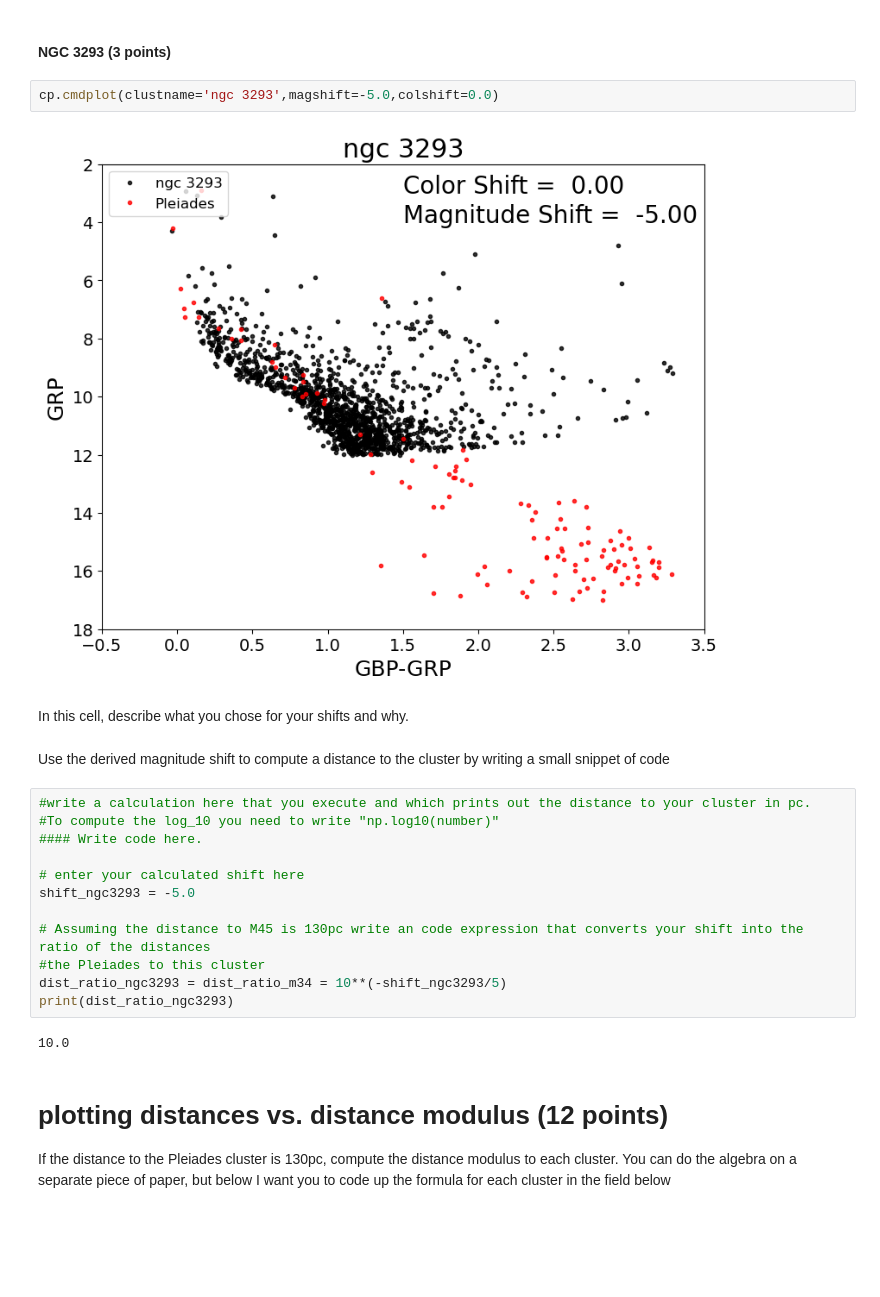
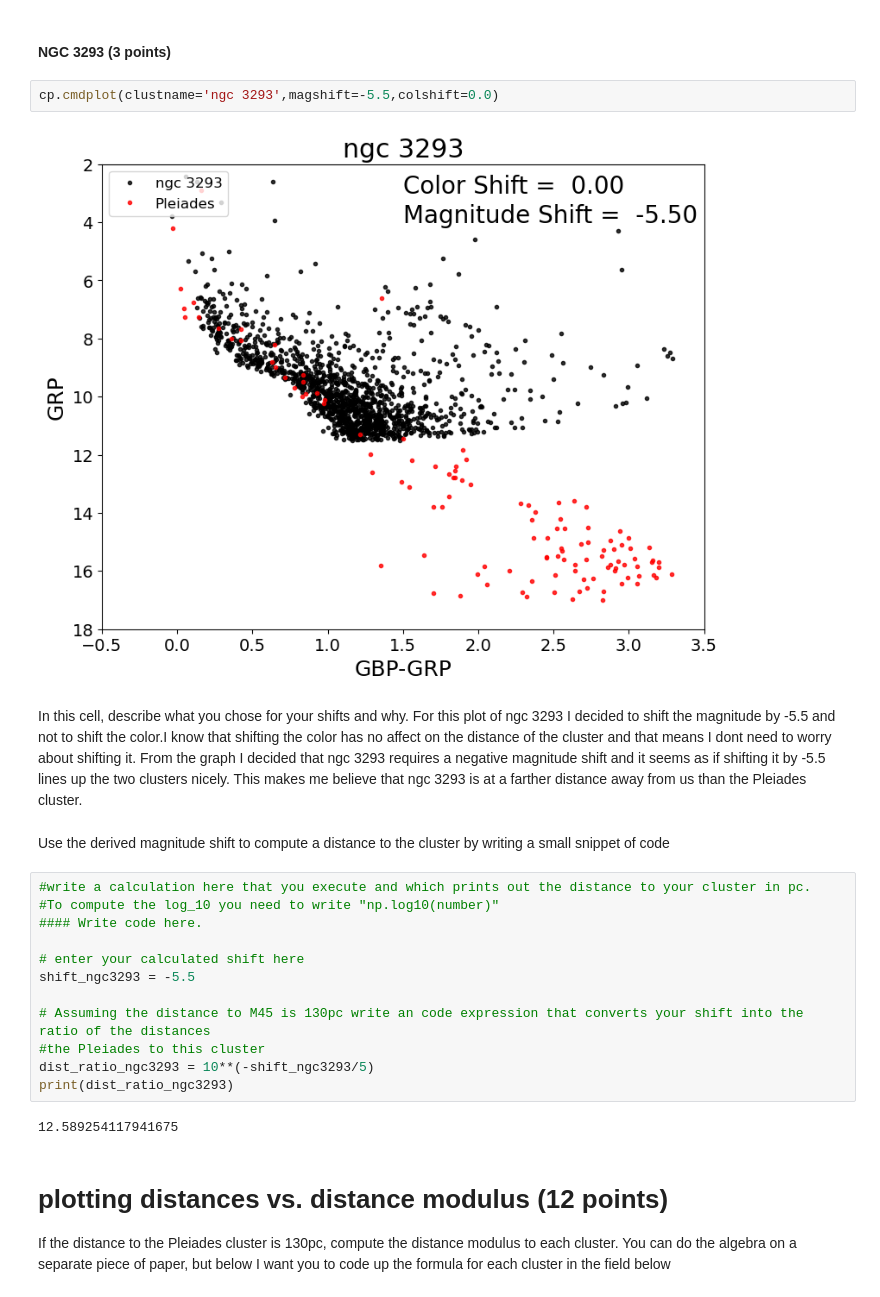
Before and after one commit to RyanNease/Color-magnitude-Diagram-fitting, a Jupyter notebook: cluster_plot_student.ipynb, the cells around one changed output. Cells and saved outputs as stored; diff of their text form; blank space fills up the shorter version.

```diff
--- a/cluster_plot_student.ipynb
+++ b/cluster_plot_student.ipynb
@@ -109,11 +114,12 @@ print(dist_ratio_ngc6231)
 # %% [markdown]
 #### NGC 3293  (3 points)
 # %%
-cp.cmdplot(clustname='ngc 3293',magshift=-5.0,colshift=0.0)
+cp.cmdplot(clustname='ngc 3293',magshift=-5.5,colshift=0.0)
 # %% [output]
-[figure, old version]
+[figure, new version]
-# %% [markdown]
-In this cell, describe what you chose for your shifts and why.
+# %% [markdown]
+In this cell, describe what you chose for your shifts and why.
+For this plot of ngc 3293 I decided to shift the magnitude by -5.5 and not to shift the color.I know that shifting the color has no affect on the distance of the cluster and that means I dont need to worry about shifting it. From the graph I decided that ngc 3293 requires a negative magnitude shift and it seems as if shifting it by -5.5 lines up the two clusters nicely. This makes me believe that ngc 3293 is at a farther distance away from us than the Pleiades cluster.
 # %% [markdown]
 Use the derived magnitude shift to compute a distance to the cluster by writing a small snippet of code
 # %%
@@ -122,14 +128,14 @@ Use the derived magnitude shift to compute a distance to the cluster by writing
 #### Write code here.
 
 # enter your calculated shift here
-shift_ngc3293 = -5.0
+shift_ngc3293 = -5.5
 
 # Assuming the distance to M45 is 130pc write an code expression that converts your shift into the ratio of the distances
 #the Pleiades to this cluster
-dist_ratio_ngc3293 = dist_ratio_m34 = 10**(-shift_ngc3293/5)
+dist_ratio_ngc3293 = 10**(-shift_ngc3293/5)
 print(dist_ratio_ngc3293)
 # %% [output]
-10.0
+12.589254117941675
 # %% [markdown]
 # plotting distances vs. distance modulus  (12 points)
 If the distance to the Pleiades cluster is 130pc, compute the distance modulus to each cluster.  You can do the algebra on a separate piece of paper, but below I want you to code up the formula for each cluster in the field below
```
Also changed, not shown: parts of 17 cells of this notebook.
